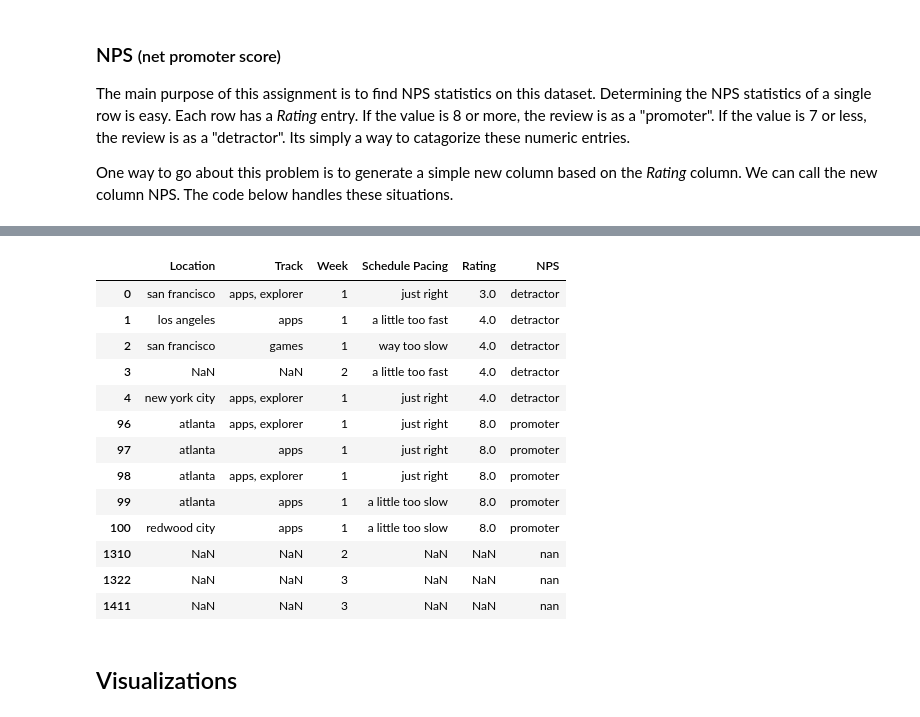
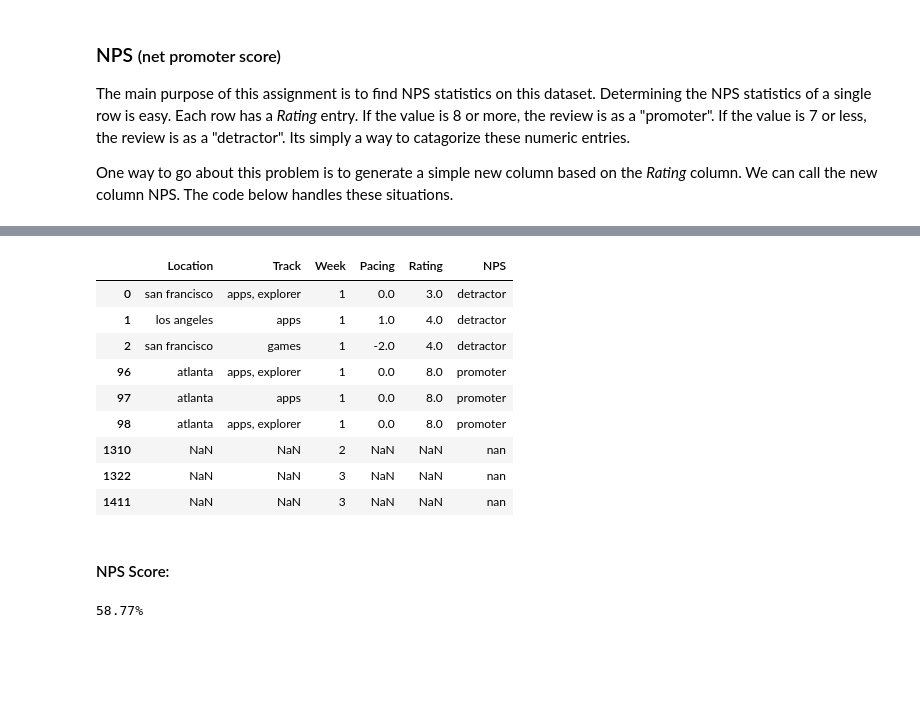
Before and after one commit to noltron000-coursework/ds-1-1-nps-project, a Jupyter notebook: project.ipynb, the cells around one changed output, grey strips where cells are left out. Cells and saved outputs as stored; diff of their text form; code cells hidden in the pictures; blank space fills up the shorter version.

```diff
--- a/project.ipynb
+++ b/project.ipynb
@@ -24,10 +24,16 @@ data.head(6)
 # drop the arbitrary ID column; its not relevent
 data = data.drop('ID', axis=1)
 # %%
+# Renaming certain columns would be good to do.
+data['Pacing'] = data['Schedule Pacing']
+data['Rating'] = data['Rating (Num)']
+data = data.drop('Schedule Pacing', axis=1)
+data = data.drop('Rating (Num)', axis=1)
+
 # I don't like capitalization at all in my dataset...
 data['Location'] = data['Location'].str.lower()
+data['Pacing'] = data['Pacing'].str.lower()
 data['Track'] = data['Track'].str.lower()
-data['Schedule Pacing'] = data['Schedule Pacing'].str.lower()
 # %%
 # Dropping the first five characters from the week column;
 # this should gives a numeric string in the end.
@@ -79 +78,19 @@ Rating             float64
 dtype: object
+# %%
+def speed_to_num(speed):
+	if speed == 'way too slow':
+		return -2
+	elif speed == 'a little too slow':
+		return -1
+	elif speed == 'just right':
+		return 0
+	elif speed == 'a little too fast':
+		return 1
+	elif speed == 'way too fast':
+		return 2
+	else:
+		return numpy.nan
+
+data['Pacing'] = data['Pacing'].apply(speed_to_num).astype(float)
+
+data.dtypes
@@ -121,21 +135,33 @@ data.head()
 # %%
 # Made a groupby for NPS
 nps_group = data.groupby(['NPS'])
-nps_group.head()
+nps_group.head(3)
 # %% [output]
-|  | Location | Track | Week | Schedule Pacing | Rating | NPS |
-| 0 | san francisco | apps, explorer | 1 | just right | 3.0 | detractor |
-| 1 | los angeles | apps | 1 | a little too fast | 4.0 | detractor |
-| 2 | san francisco | games | 1 | way too slow | 4.0 | detractor |
-| 3 | NaN | NaN | 2 | a little too fast | 4.0 | detractor |
-| 4 | new york city | apps, explorer | 1 | just right | 4.0 | detractor |
-| 96 | atlanta | apps, explorer | 1 | just right | 8.0 | promoter |
-| 97 | atlanta | apps | 1 | just right | 8.0 | promoter |
-| 98 | atlanta | apps, explorer | 1 | just right | 8.0 | promoter |
-| 99 | atlanta | apps | 1 | a little too slow | 8.0 | promoter |
-| 100 | redwood city | apps | 1 | a little too slow | 8.0 | promoter |
+|  | Location | Track | Week | Pacing | Rating | NPS |
+| 0 | san francisco | apps, explorer | 1 | 0.0 | 3.0 | detractor |
+| 1 | los angeles | apps | 1 | 1.0 | 4.0 | detractor |
+| 2 | san francisco | games | 1 | -2.0 | 4.0 | detractor |
+| 96 | atlanta | apps, explorer | 1 | 0.0 | 8.0 | promoter |
+| 97 | atlanta | apps | 1 | 0.0 | 8.0 | promoter |
+| 98 | atlanta | apps, explorer | 1 | 0.0 | 8.0 | promoter |
 | 1310 | NaN | NaN | 2 | NaN | NaN | nan |
 | 1322 | NaN | NaN | 3 | NaN | NaN | nan |
 | 1411 | NaN | NaN | 3 | NaN | NaN | nan |
-# %% [markdown]
-## Visualizations
+# %% [markdown]
+#### NPS Score:
+# %%
+# count detractors and promoters
+# count NaNs too --
+# if there are 99 NaN and 1 Promoter only, that is a score of...+1%!
+
+count_det = nps_group['NPS'].size().detractor
+count_pro = nps_group['NPS'].size().promoter
+count_nan = nps_group['NPS'].size().nan
+
+total = count_det + count_pro + count_nan
+
+NPS = 100 * (count_pro - count_det) / (count_pro + count_det + count_nan)
+
+print(f'{round(NPS,2)}%')
+# %% [output]
+58.77%
```
Also changed, not shown: parts of 13 cells of this notebook, 1 other file.
